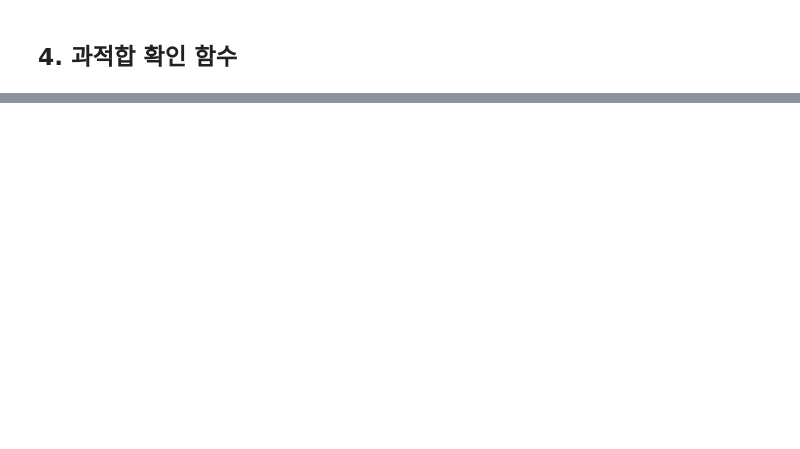
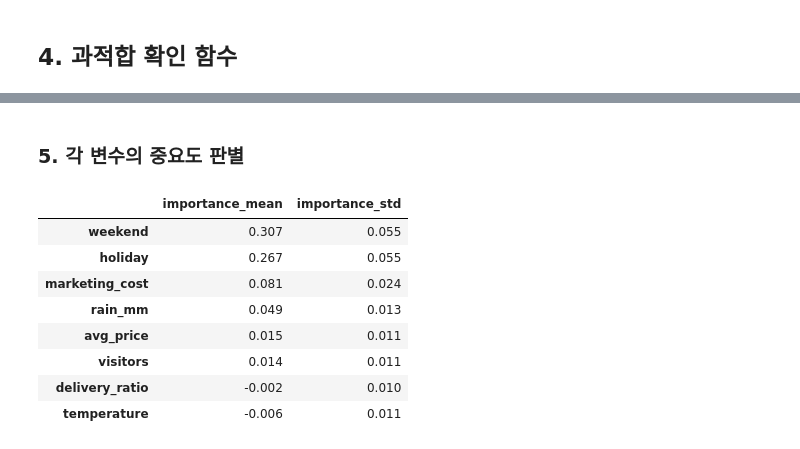
Before and after one commit to JAEYONG0303/For-python-, a Jupyter notebook: LAB 10. 머신러닝/LAB 19. KNN.ipynb, the cells around one changed output, grey strips where cells are left out. Drawn from its saved outputs; the diff is of its cells as text; code cells hidden in the pictures; blank space fills up the shorter version.

```diff
--- a/LAB 10. 머신러닝/LAB 19. KNN.ipynb
+++ b/LAB 10. 머신러닝/LAB 19. KNN.ipynb
@@ -153,0 +294,33 @@ SyntaxError: invalid syntax (2977448628.py, line 1)
+# %% [markdown]
+### 5. 각 변수의 중요도 판별
+# %%
+perm = permutation_importance(
+    estimator=best_model,
+    X=x_test,
+    y=y_test,
+    scoring='r2',
+    n_repeats=30,
+    random_state=42,
+    n_jobs =-1
+)
+
+        # 결과 정리
+perm_df = DataFrame(
+    {
+                'importance_mean': perm.importances_mean,
+                'importance_std': perm.importances_std,
+    },
+    index = x_test.columns
+).sort_values('importance_mean', ascending=False)
+
+perm_df
+# %% [output]
+|  | importance_mean | importance_std |
+| weekend | 0.307 | 0.055 |
+| holiday | 0.267 | 0.055 |
+| marketing_cost | 0.081 | 0.024 |
+| rain_mm | 0.049 | 0.013 |
+| avg_price | 0.015 | 0.011 |
+| visitors | 0.014 | 0.011 |
+| delivery_ratio | -0.002 | 0.010 |
+| temperature | -0.006 | 0.011 |
```
Also changed, not shown: parts of 7 cells of this notebook, 3 other files.
